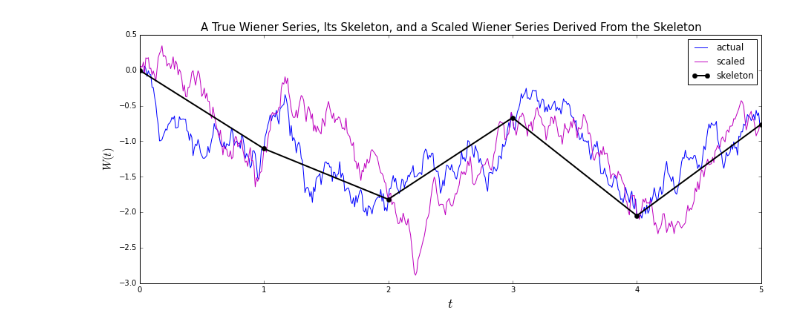
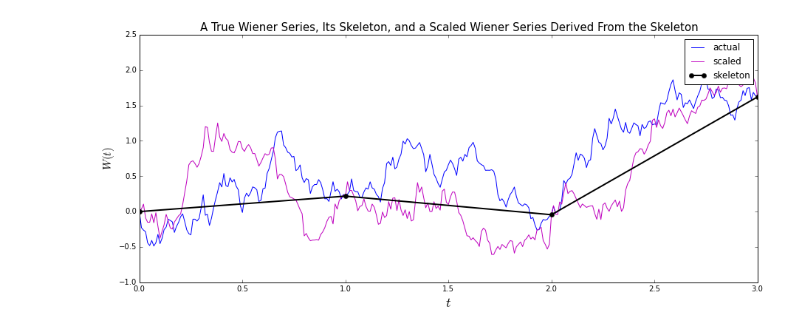
Before and after one commit to rmorshea/quantfi, a Jupyter notebook: brownian.raise_res.ipynb, the cells around one changed output. Drawn from its saved outputs; the diff is of its cells as text; code cells hidden in the pictures.

```diff
--- a/brownian.raise_res.ipynb
+++ b/brownian.raise_res.ipynb
@@ -183,20 +183,20 @@ from brownian.wiener import incr_res
 # %%
 c=100
-num = 5
+num = 3
 dt = 1.
 T1,W1 = wiener(num*c,dt/c)
 T2 = [T1[i] for i in range(len(T1)) if i%c==0]
 W2 = [W1[i] for i in range(len(W1)) if i%c==0]
-Tn,Wn = incr_res(T2,W2,c)
+Tn,Wn = razres(T2,W2,c)
 
 plt.figure(figsize=(15,6))
 plt.title('A True Wiener Series, Its Skeleton, and a Scaled Wiener Series Derived From the Skeleton',fontsize=15)
 plt.plot(T1,W1,label='actual',color='b')
 plt.plot(Tn,Wn,label='scaled',color='m')
 plt.plot(T2,W2,label='skeleton',color='k',linewidth=2,marker='o',markersize=6)
 plt.ylabel('$W(t)$',fontsize=15)
 plt.xlabel('$t$',fontsize=18)
 plt.legend()
 plt.show()
 # %% [output]
-[figure, old version]
+[figure, new version]
```
Also changed, not shown: parts of 4 cells of this notebook.
